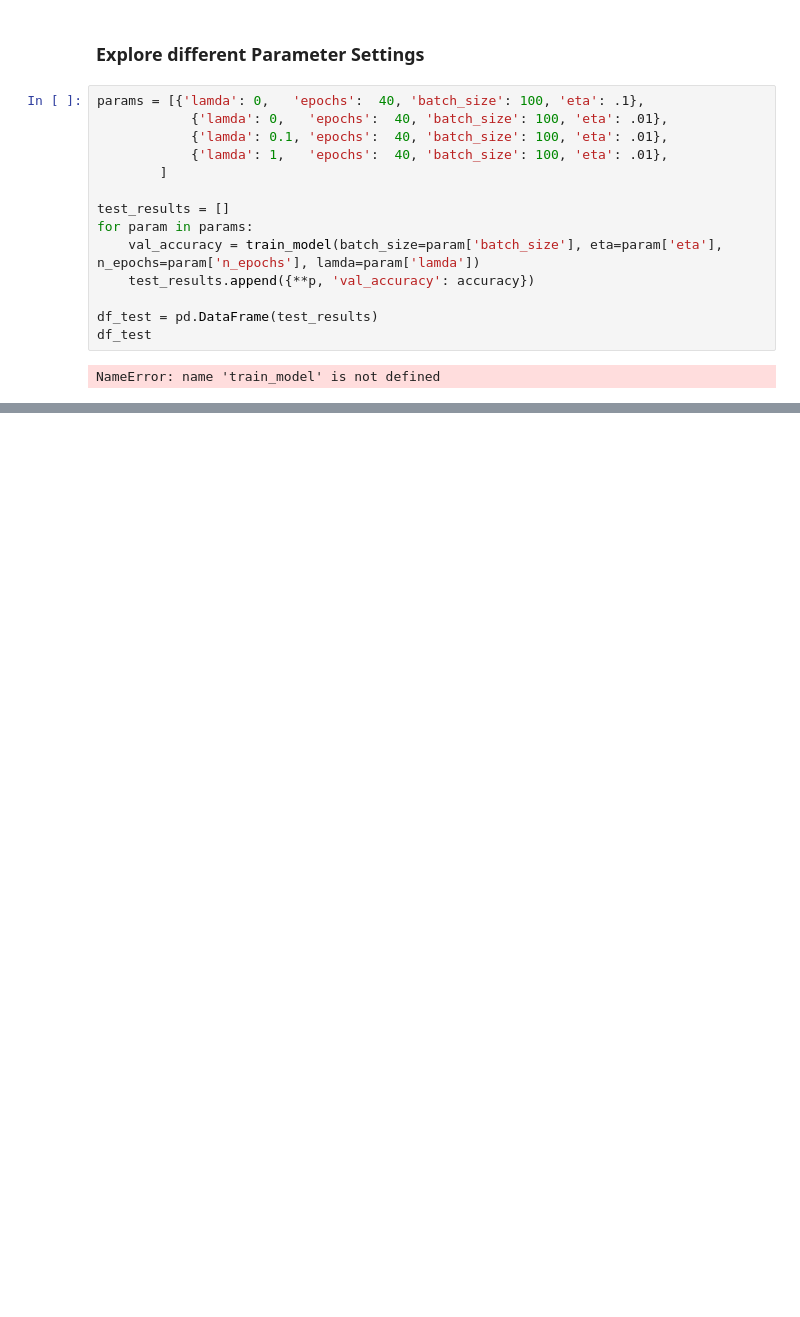
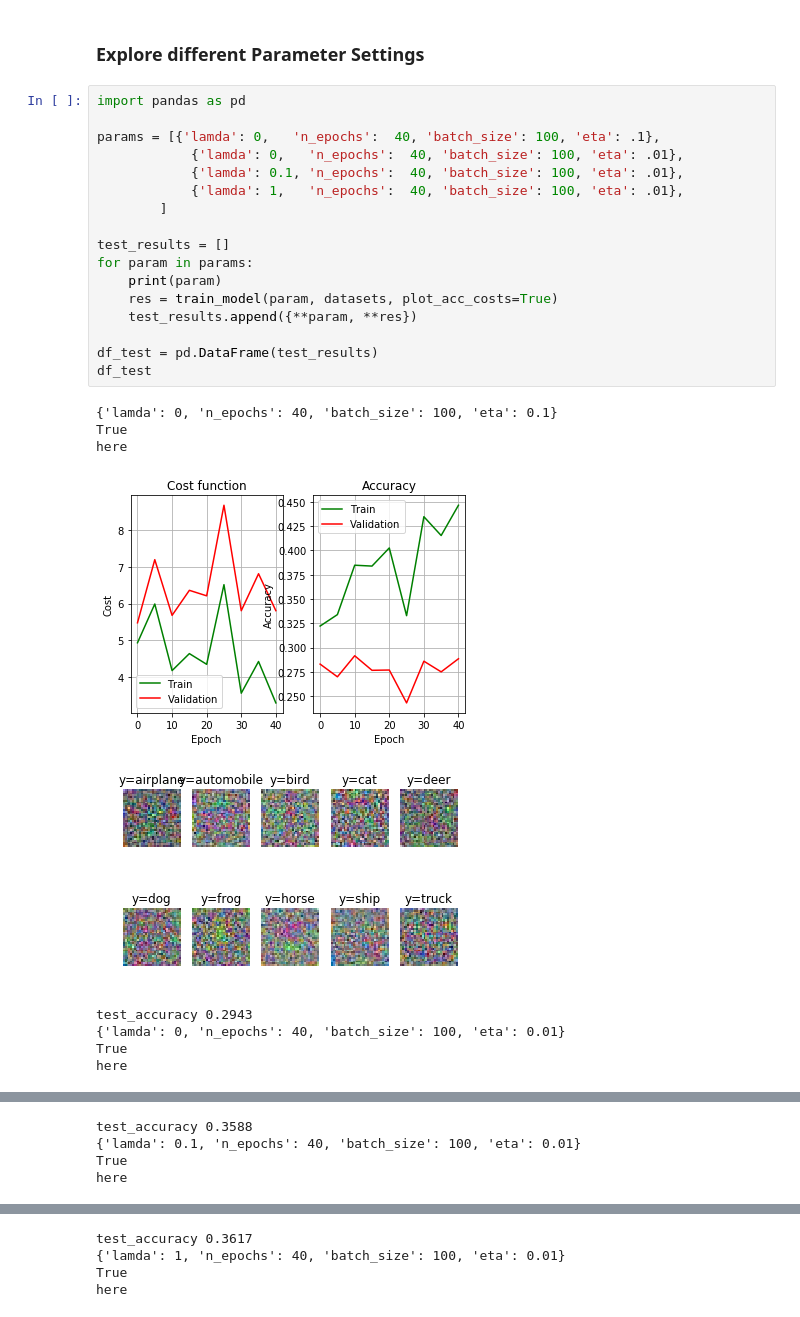
Before and after one commit to 09panesara/DD2424-Deep-Learning, a Jupyter notebook: Lab1/src/lab1.ipynb, the cells around one changed output, grey strips where cells are left out. Drawn from its saved outputs; the diff is of its cells as text; blank space fills up the shorter version.

```diff
--- a/Lab1/src/lab1.ipynb
+++ b/Lab1/src/lab1.ipynb
@@ -273,18 +407,29 @@ epoch 0
 # %% [markdown]
 ### Explore different Parameter Settings
 # %%
-params = [{'lamda': 0,   'epochs':  40, 'batch_size': 100, 'eta': .1},
-            {'lamda': 0,   'epochs':  40, 'batch_size': 100, 'eta': .01},
-            {'lamda': 0.1, 'epochs':  40, 'batch_size': 100, 'eta': .01},
-            {'lamda': 1,   'epochs':  40, 'batch_size': 100, 'eta': .01},
+import pandas as pd
+
+params = [{'lamda': 0,   'n_epochs':  40, 'batch_size': 100, 'eta': .1},
+            {'lamda': 0,   'n_epochs':  40, 'batch_size': 100, 'eta': .01},
+            {'lamda': 0.1, 'n_epochs':  40, 'batch_size': 100, 'eta': .01},
+            {'lamda': 1,   'n_epochs':  40, 'batch_size': 100, 'eta': .01},
         ]
 
 test_results = []
 for param in params:
-    val_accuracy = train_model(batch_size=param['batch_size'], eta=param['eta'], n_epochs=param['n_epochs'], lamda=param['lamda'])
-    test_results.append({**p, 'val_accuracy': accuracy})
+    print(param)
+    res = train_model(param, datasets, plot_acc_costs=True)
+    test_results.append({**param, **res})
 
 df_test = pd.DataFrame(test_results)
 df_test
 # %% [output]
-NameError: name 'train_model' is not defined
+{'lamda': 0, 'n_epochs': 40, 'batch_size': 100, 'eta': 0.1}
+True
+here
+[figure, added]
+[figure, added]
+test_accuracy 0.2943
+{'lamda': 0, 'n_epochs': 40, 'batch_size': 100, 'eta': 0.01}
+True
+here
@@ -290,0 +438,4 @@ NameError: name 'train_model' is not defined
+test_accuracy 0.3588
+{'lamda': 0.1, 'n_epochs': 40, 'batch_size': 100, 'eta': 0.01}
+True
+here
@@ -290,0 +444,4 @@ NameError: name 'train_model' is not defined
+test_accuracy 0.3617
+{'lamda': 1, 'n_epochs': 40, 'batch_size': 100, 'eta': 0.01}
+True
+here
```
Also changed, not shown: parts of 31 cells of this notebook.
